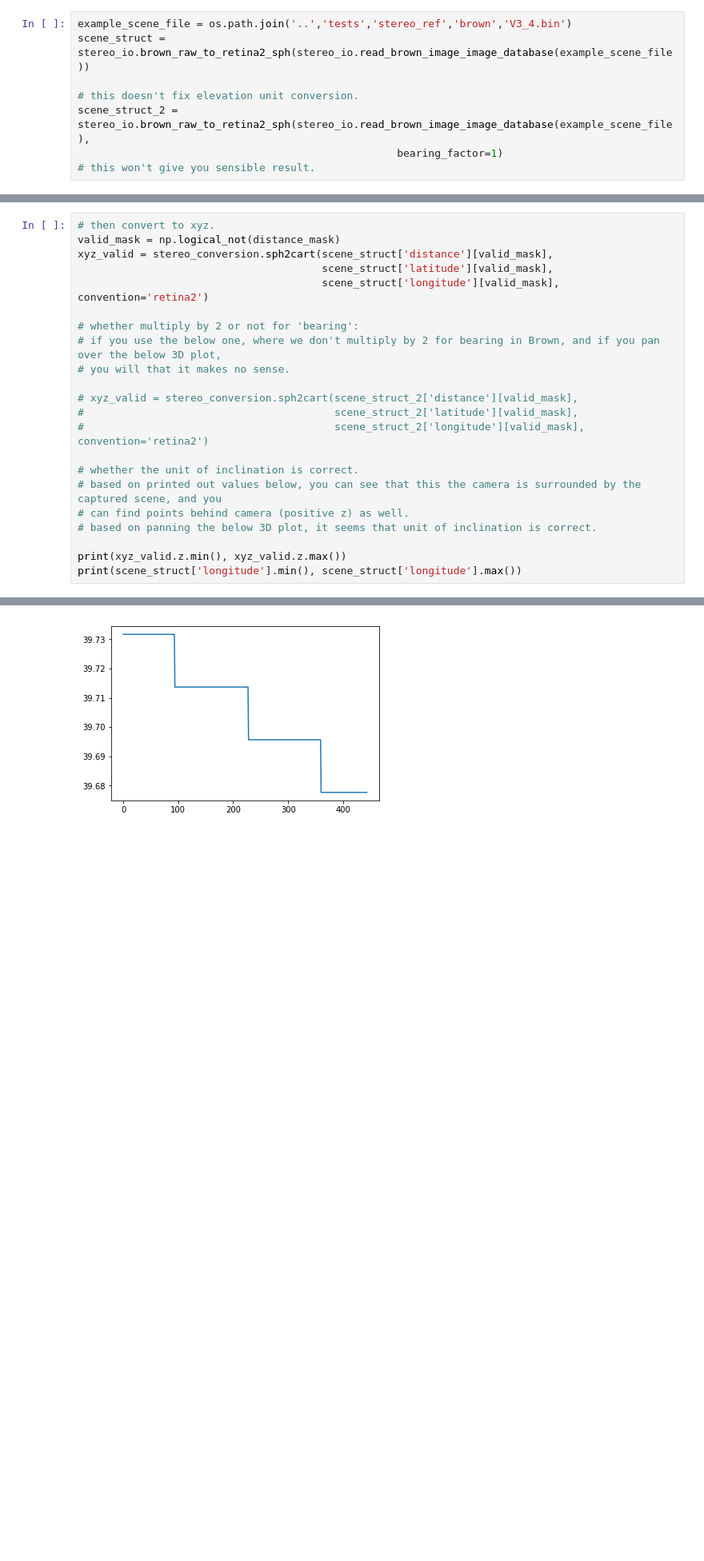
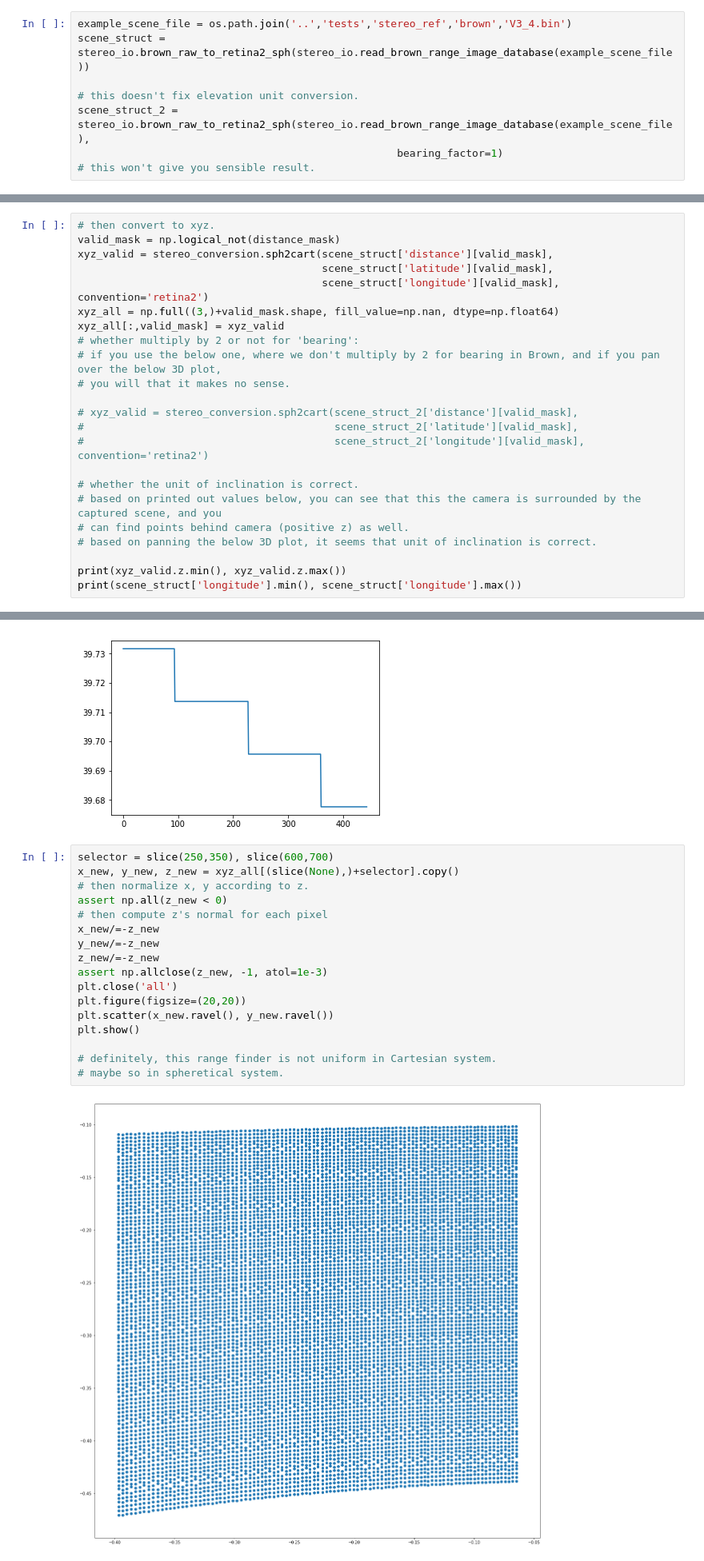
Before and after one commit to leelabcnbc/leelab-toolbox, a Jupyter notebook: examples/stereo_brown.ipynb, the cells around one changed output, grey strips where cells are left out. Shown at 80% size. Drawn from its saved outputs; the diff is of its cells as text; blank space fills up the shorter version.

Commit message:
more thorough examples on stereo datasets

```diff
--- a/examples/stereo_brown.ipynb
+++ b/examples/stereo_brown.ipynb
@@ -13,10 +13,10 @@ from leelabtoolbox.stereo import io as stereo_io, conversion as stereo_conversio
 from copy import copy
 # %%
 example_scene_file = os.path.join('..','tests','stereo_ref','brown','V3_4.bin')
-scene_struct = stereo_io.brown_raw_to_retina2_sph(stereo_io.read_brown_image_image_database(example_scene_file))
+scene_struct = stereo_io.brown_raw_to_retina2_sph(stereo_io.read_brown_range_image_database(example_scene_file))
 
 # this doesn't fix elevation unit conversion.
-scene_struct_2 = stereo_io.brown_raw_to_retina2_sph(stereo_io.read_brown_image_image_database(example_scene_file),
+scene_struct_2 = stereo_io.brown_raw_to_retina2_sph(stereo_io.read_brown_range_image_database(example_scene_file),
                                                    bearing_factor=1)
 # this won't give you sensible result.
 # %%
@@ -49,7 +49,8 @@ valid_mask = np.logical_not(distance_mask)
 xyz_valid = stereo_conversion.sph2cart(scene_struct['distance'][valid_mask],
                                        scene_struct['latitude'][valid_mask],
                                        scene_struct['longitude'][valid_mask], convention='retina2')
-
+xyz_all = np.full((3,)+valid_mask.shape, fill_value=np.nan, dtype=np.float64)
+xyz_all[:,valid_mask] = xyz_valid
 # whether multiply by 2 or not for 'bearing':
 # if you use the below one, where we don't multiply by 2 for bearing in Brown, and if you pan over the below 3D plot,
 # you will that it makes no sense.
@@ -97,3 +98,22 @@ plt.plot(scene_struct['longitude'][:, 500]*180/np.pi)
 # %% [output]
 [<matplotlib.lines.Line2D at 0x...>]
 [figure]
+# %%
+selector = slice(250,350), slice(600,700)
+x_new, y_new, z_new = xyz_all[(slice(None),)+selector].copy()
+# then normalize x, y according to z.
+assert np.all(z_new < 0)
+# then compute z's normal for each pixel
+x_new/=-z_new
+y_new/=-z_new
+z_new/=-z_new
+assert np.allclose(z_new, -1, atol=1e-3)
+plt.close('all')
+plt.figure(figsize=(20,20))
+plt.scatter(x_new.ravel(), y_new.ravel())
+plt.show()
+
+# definitely, this range finder is not uniform in Cartesian system.
+# maybe so in spheretical system.
+# %% [output]
+[figure, added]
```
Also changed, not shown: parts of 1 cell of this notebook, 2 other files.
